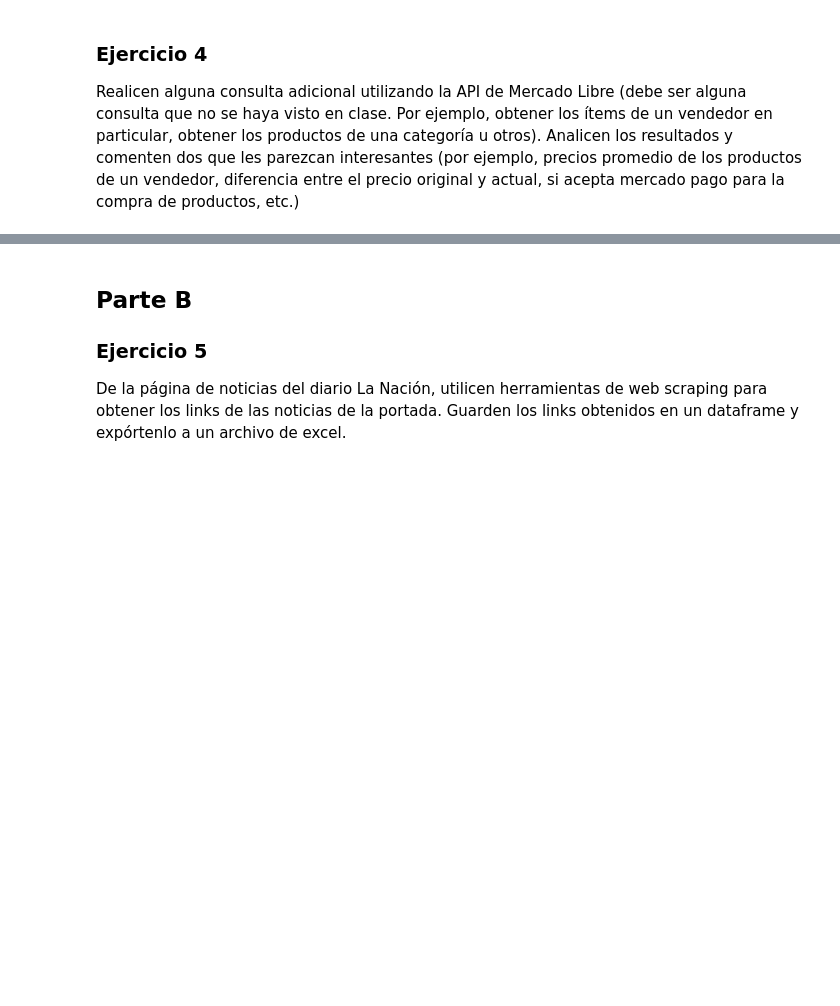
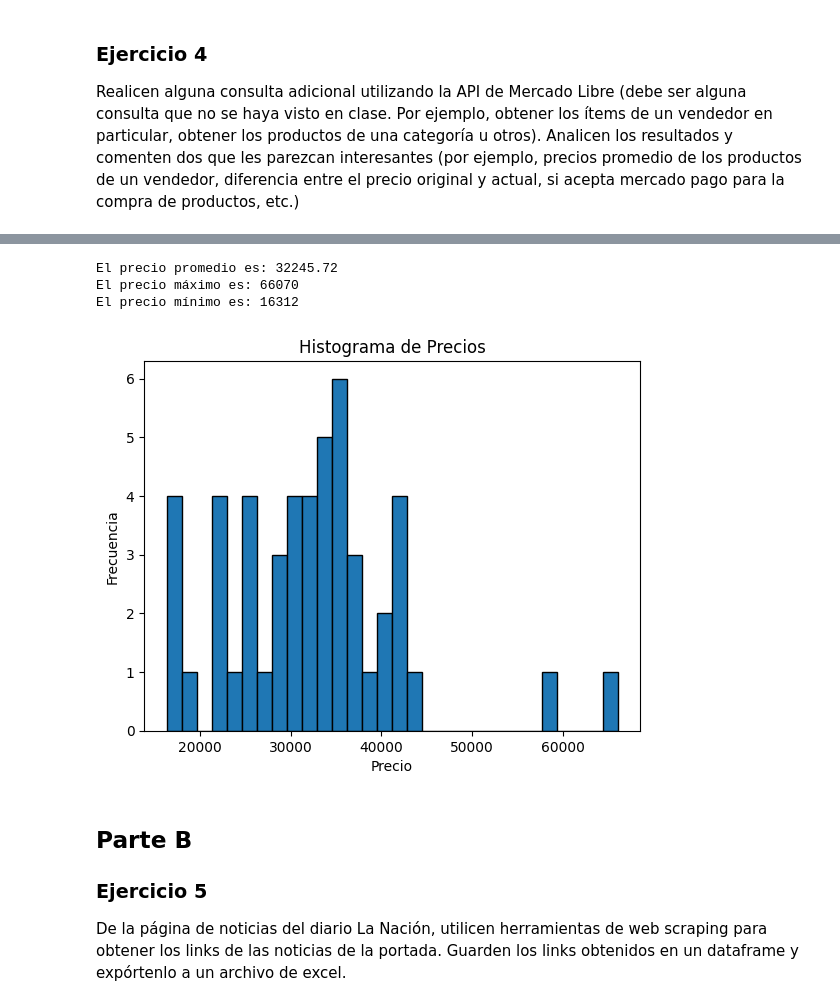
Before and after one commit to ManuDF0/Trabajos-Pr-cticos, a Jupyter notebook: TP2/TP2.ipynb, the cells around one changed output, grey strips where cells are left out. Saved outputs shown, nothing was run; the diff lists cells and outputs as text; code cells hidden in the pictures; blank space fills up the shorter version.

```diff
--- a/TP2/TP2.ipynb
+++ b/TP2/TP2.ipynb
@@ -97,3 +97,8 @@ plt.show()
 # %% [markdown]
 ### Ejercicio 4
 Realicen alguna consulta adicional utilizando la API de Mercado Libre (debe ser alguna consulta que no se haya visto en clase. Por ejemplo, obtener los ítems de un vendedor en particular, obtener los productos de una categoría u otros). Analicen los resultados y comenten dos que les parezcan interesantes (por ejemplo, precios promedio de los productos de un vendedor, diferencia entre el precio original y actual, si acepta mercado pago para la compra de productos, etc.)
+# %%
+url = "https://api.mercadolibre.com/sites/{}/search?seller_id={}".format("MLA","385635403")
+# Seteo el url, con el siteid y el sellerid del cual voy a buscar sus productos
+response = requests.request("GET", url) # Hago el request a ese link
+response # El response es 200, así que está todo bien
@@ -99,0 +107,3 @@ Realicen alguna consulta adicional utilizando la API de Mercado Libre (debe ser
+# %%
+data = response.json() # Guardo el response
+data # imprimo mi data
@@ -100,3 +128,26 @@ Realicen alguna consulta adicional utilizando la API de Mercado Libre (debe ser
+# %%
+resultados = data['results'] # Me quedo unicamente con los "results" de los datos que obtuve de meli
+df2 = pd.DataFrame([item['price'] for item in resultados], columns = ['price'])
+# Itero sobre cada item de mi lista "resultados", obtengo el precio y lo meto en un dataframe
+# %%
+# Printeo las métricas que nos interesan
+print(f'El precio promedio es: {sum(df2['price'])/len(df2)}')
+print(f'El precio máximo es: {max(df2['price'])}')
+print(f'El precio mínimo es: {min(df2['price'])}')
+# %% [output]
+El precio promedio es: 32245.72
+El precio máximo es: 66070
+El precio mínimo es: 16312
+# %%
+plt.hist(df2['price'], bins=30, edgecolor='black') # Grafico el histograma, con los precios en el eje x. Le aclaro cuantos bins quiero y le fijo un color a los bordes
+
+plt.title('Histograma de Precios') # Le agrego un título
+plt.xlabel('Precio') # Le pongo nombre al eje x
+plt.ylabel('Frecuencia') # Le pongo nombre al eje y
+
+plt.show() # Lo muestro
+# %% [output]
+[figure, added]
 # %% [markdown]
 ## Parte B
 ### Ejercicio 5
```
Also changed, not shown: parts of 2 cells of this notebook.
